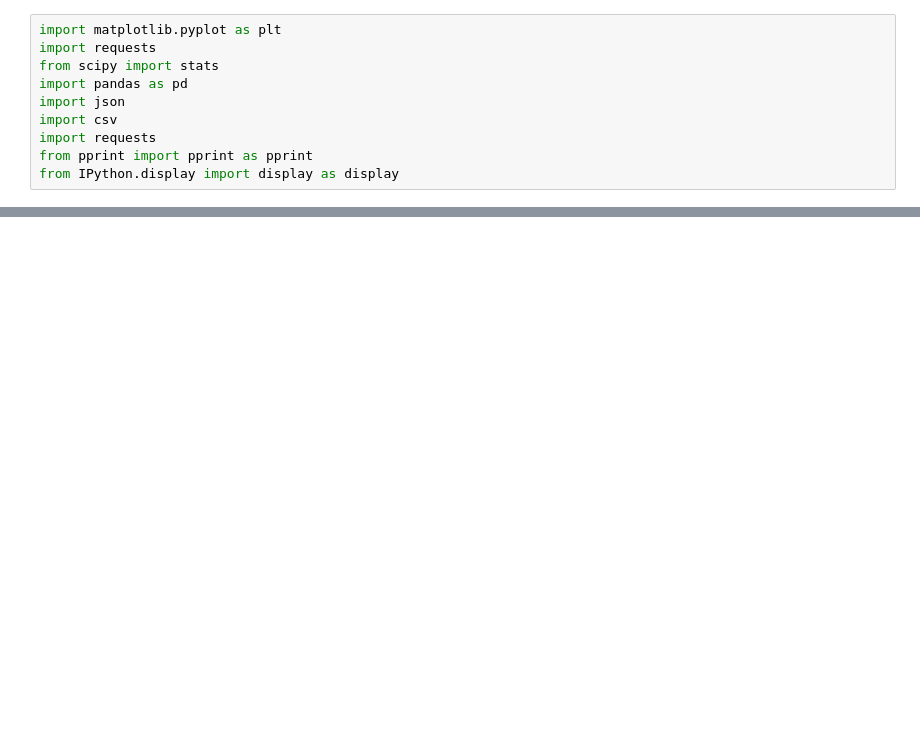
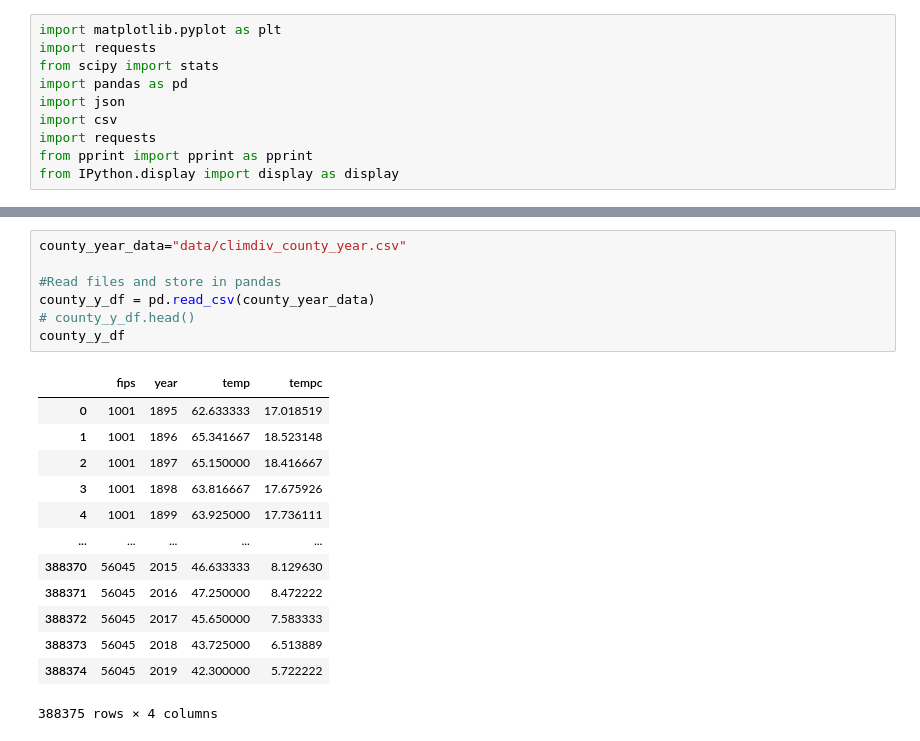
Before and after one commit to liliana-ilut/climate_change, a Jupyter notebook: climate.ipynb, the cells around one changed output, grey strips where cells are left out. Saved outputs shown, nothing was run; the diff lists cells and outputs as text; blank space fills up the shorter version.

```diff
--- a/climate.ipynb
+++ b/climate.ipynb
@@ -36,0 +78,21 @@ county_df.head()
+# %%
+county_year_data="data/climdiv_county_year.csv"
+
+#Read files and store in pandas
+county_y_df = pd.read_csv(county_year_data)
+# county_y_df.head()
+county_y_df
+# %% [output]
+|  | fips | year | temp | tempc |
+| 0 | 1001 | 1895 | 62.633333 | 17.018519 |
+| 1 | 1001 | 1896 | 65.341667 | 18.523148 |
+| 2 | 1001 | 1897 | 65.150000 | 18.416667 |
+| 3 | 1001 | 1898 | 63.816667 | 17.675926 |
+| 4 | 1001 | 1899 | 63.925000 | 17.736111 |
+| ... | ... | ... | ... | ... |
+| 388370 | 56045 | 2015 | 46.633333 | 8.129630 |
+| 388371 | 56045 | 2016 | 47.250000 | 8.472222 |
+| 388372 | 56045 | 2017 | 45.650000 | 7.583333 |
+| 388373 | 56045 | 2018 | 43.725000 | 6.513889 |
+| 388374 | 56045 | 2019 | 42.300000 | 5.722222 |
+388375 rows × 4 columns
```
Also changed, not shown: parts of 3 cells of this notebook.
